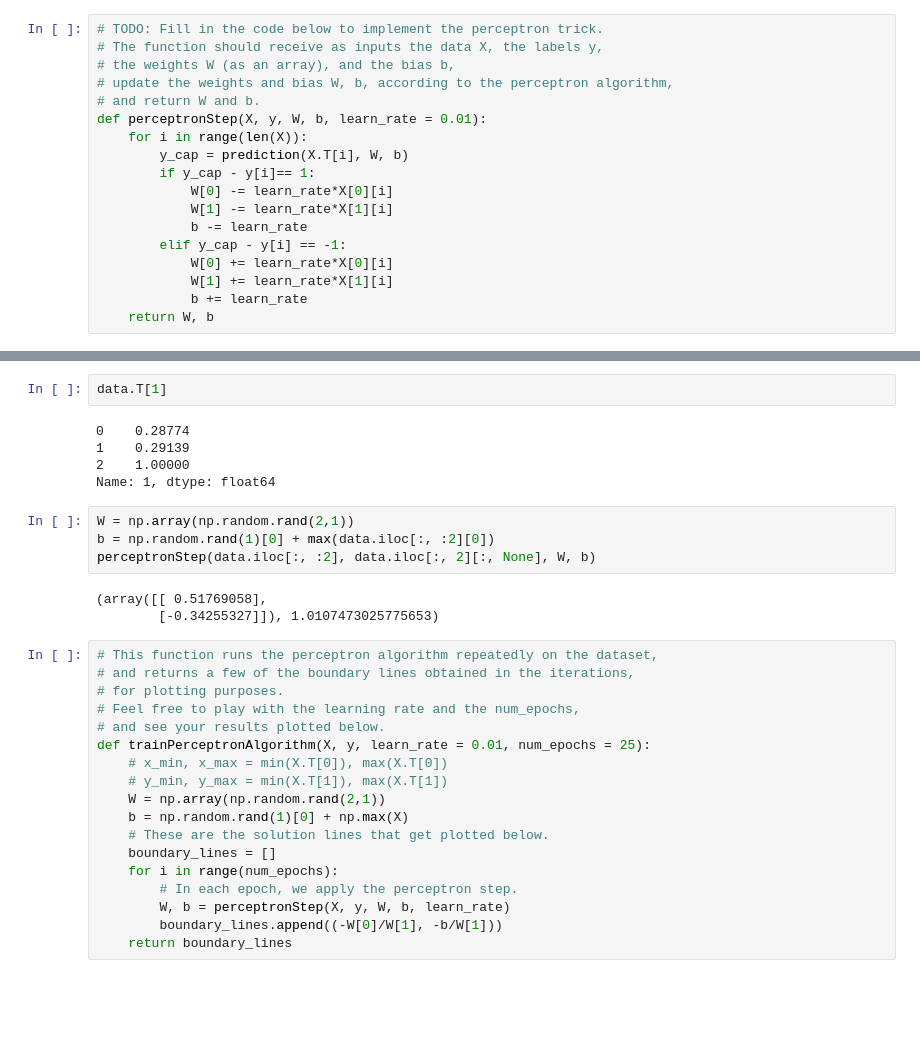
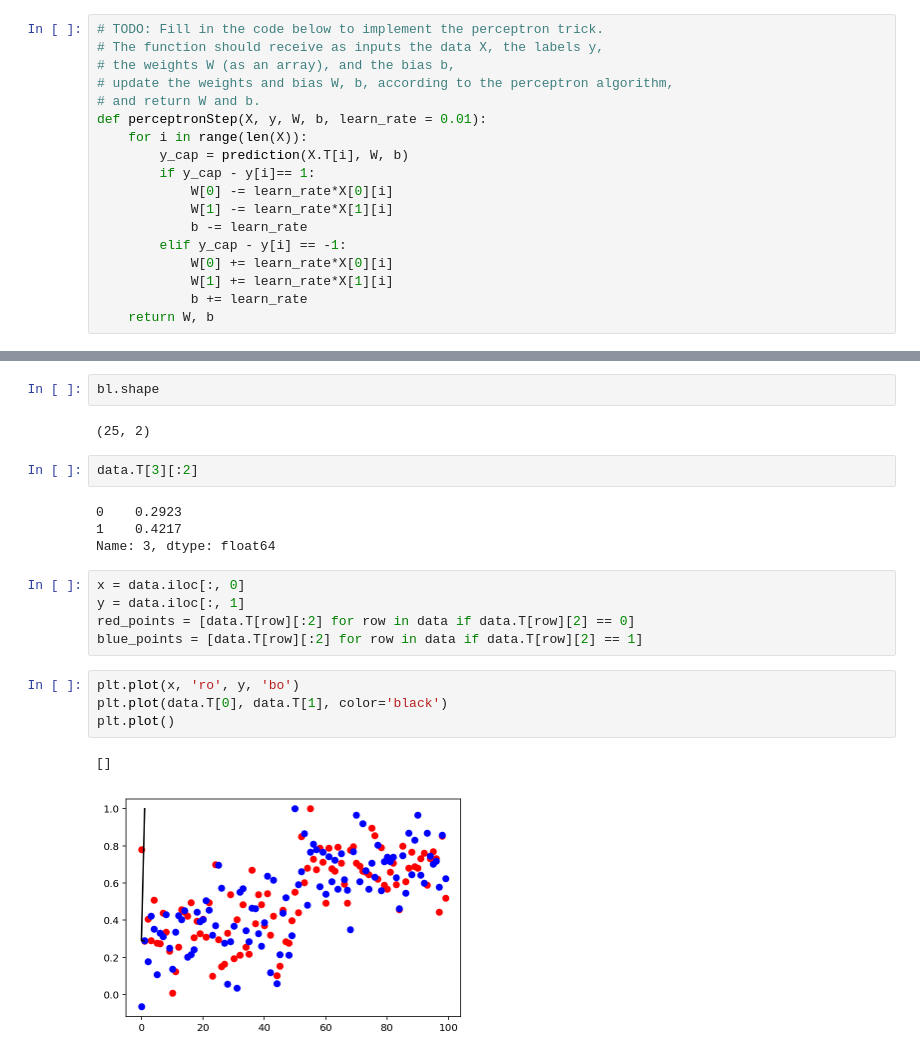
Before and after one commit to vipul02/DeepLearning, a Jupyter notebook: Perceptron/Perceptron.ipynb, the cells around one changed output, grey strips where cells are left out. Saved outputs shown, nothing was run; the diff lists cells and outputs as text; blank space fills up the shorter version.

Commit message:
Visualization started

```diff
--- a/Perceptron/Perceptron.ipynb
+++ b/Perceptron/Perceptron.ipynb
@@ -115,34 +157,24 @@ def perceptronStep(X, y, W, b, learn_rate = 0.01):
+# %%
+bl.shape
+# %% [output]
+(25, 2)
 # %%
-data.T[1]
+data.T[3][:2]
 # %% [output]
-0    0.28774
-1    0.29139
-2    1.00000
-Name: 1, dtype: float64
+0    0.2923
+1    0.4217
+Name: 3, dtype: float64
-# %%
-W = np.array(np.random.rand(2,1))
-b = np.random.rand(1)[0] + max(data.iloc[:, :2][0])
-perceptronStep(data.iloc[:, :2], data.iloc[:, 2][:, None], W, b)
-# %% [output]
-(array([[ 0.51769058],
-        [-0.34255327]]), 1.0107473025775653)
-# %%
-# This function runs the perceptron algorithm repeatedly on the dataset,
-# and returns a few of the boundary lines obtained in the iterations,
-# for plotting purposes.
-# Feel free to play with the learning rate and the num_epochs,
-# and see your results plotted below.
-def trainPerceptronAlgorithm(X, y, learn_rate = 0.01, num_epochs = 25):
-    # x_min, x_max = min(X.T[0]), max(X.T[0])
-    # y_min, y_max = min(X.T[1]), max(X.T[1])
-    W = np.array(np.random.rand(2,1))
-    b = np.random.rand(1)[0] + np.max(X)
-    # These are the solution lines that get plotted below.
-    boundary_lines = []
-    for i in range(num_epochs):
-        # In each epoch, we apply the perceptron step.
-        W, b = perceptronStep(X, y, W, b, learn_rate)
-        boundary_lines.append((-W[0]/W[1], -b/W[1]))
-    return boundary_lines
+# %%
+x = data.iloc[:, 0]
+y = data.iloc[:, 1]
+red_points = [data.T[row][:2] for row in data if data.T[row][2] == 0]
+blue_points = [data.T[row][:2] for row in data if data.T[row][2] == 1]
+# %%
+plt.plot(x, 'ro', y, 'bo')
+plt.plot(data.T[0], data.T[1], color='black')
+plt.plot()
+# %% [output]
+[]
+[figure, added]
 # %%
 # %% [output]
```
Also changed, not shown: parts of 14 cells of this notebook.
